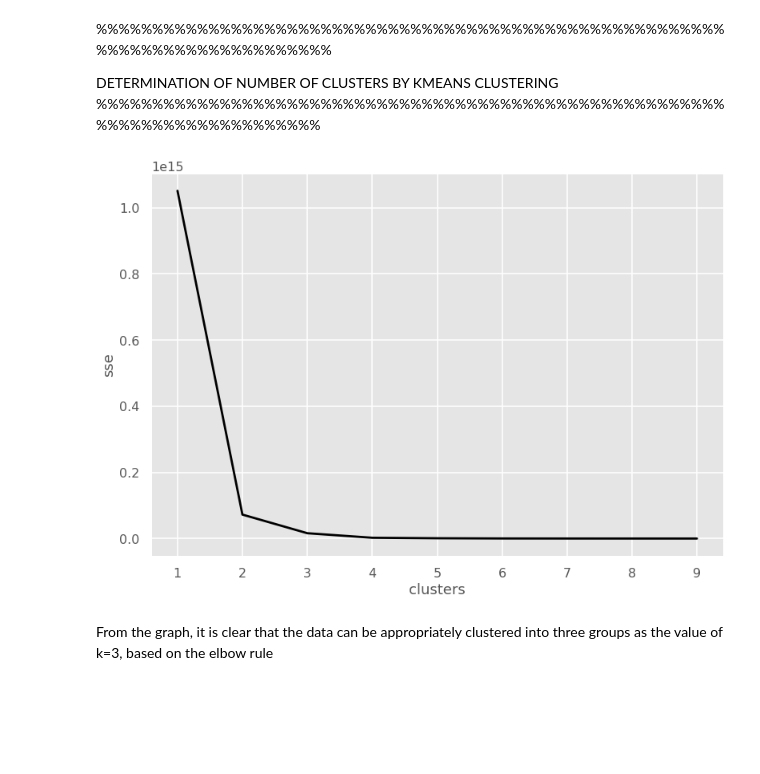
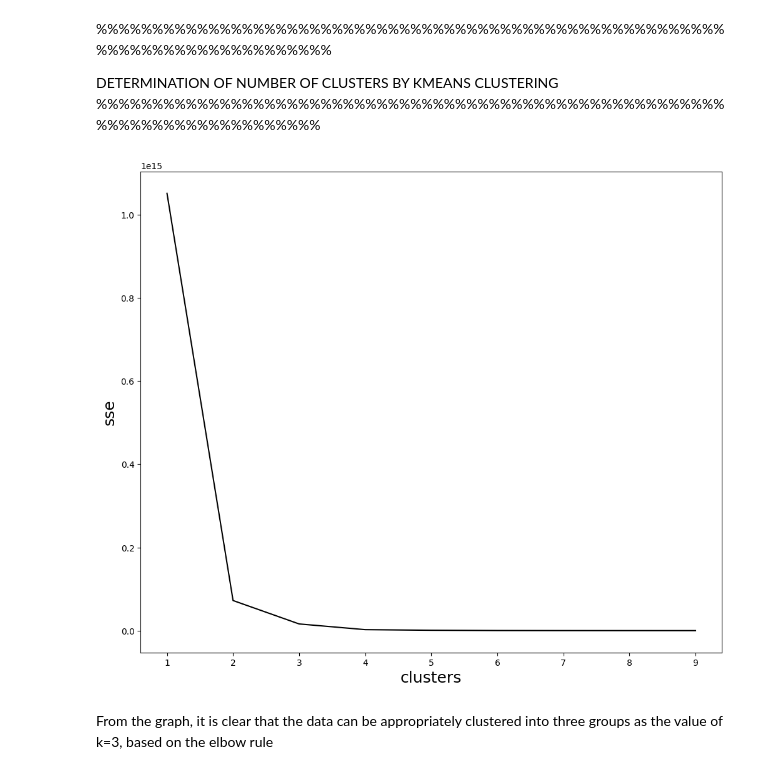
Before and after one commit to M-Isaiah/Machine_L_R, a Jupyter notebook: BOD_DATA_VISUALIZATION.ipynb, the cells around one changed output. Drawn from its saved outputs; the diff is of its cells as text; code cells hidden in the pictures; blank space fills up the shorter version.

```diff
--- a/BOD_DATA_VISUALIZATION.ipynb
+++ b/BOD_DATA_VISUALIZATION.ipynb
@@ -173,10 +193,12 @@ array([[ 1.15458658,  0.00629549,  0.46489042, ...,  0.22225148,
 from matplotlib.patches import Ellipse
 from matplotlib import figure
 from matplotlib.figure import figaspect
+style.use('default');
 per_var=np.round(pca.explained_variance_ratio_*100,decimals=1)
+fig = plt.figure(figsize=(14, 12))
 plt.scatter(x_pca[:,0],x_pca[:,1],c=data_values_n['BOD'],marker='+')
-plt.xlabel('PC1-{0}%'.format(per_var[0]))
-plt.ylabel('PC2-{0}%'.format(per_var[1]));
+plt.xlabel('PC1')
+plt.ylabel('PC2');
 plt.ylim(-2,10);
 plt.xlim(-2,10);
 plt.savefig('Figx.eps', format='eps')
@@ -188,5 +210,5 @@ ax.add_patch(circle2)
 ax.add_patch(circle3)
 ellipse=Ellipse((-0.5,0.4),1.5,6,155, color='black',fill=False,lw=2)
 ax.add_patch(ellipse)
-plt.savefig('p-c-a.eps', format='eps')
+plt.savefig('p-c-a.png', format='png')
 # %% [output]
@@ -281,13 +317,14 @@ for k in k_rng:
     sse.append(km.inertia_)
 # %%
 #Plot for the determination of the K, the number of clusters;
+style.use('default');
+plt.figure(figsize=(12,10));
 plt.xlabel('clusters',fontsize=18);
 plt.ylabel('sse',fontsize=18);
 plt.plot(k_rng,sse,color='black');
-plt.savefig('kmean-s.eps', format='eps',fontsize=24)
-#plt.title('GRAPHICAL DETERMINATION OF K');
+plt.savefig('kmean-s.png', format='png',fontsize=24)
 # %% [output]
-[figure, old version]
+[figure, new version]
 # %% [markdown]
 From the graph, it is clear that the data can be appropriately clustered into three groups as the value of k=3, based on the elbow rule
 # %% [markdown]
```
Also changed, not shown: parts of 24 cells of this notebook.
